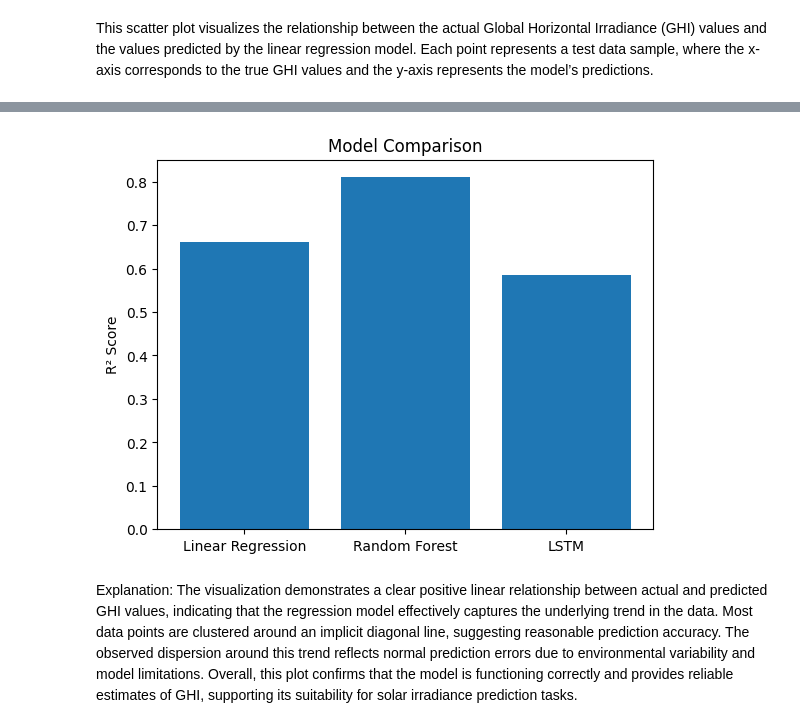
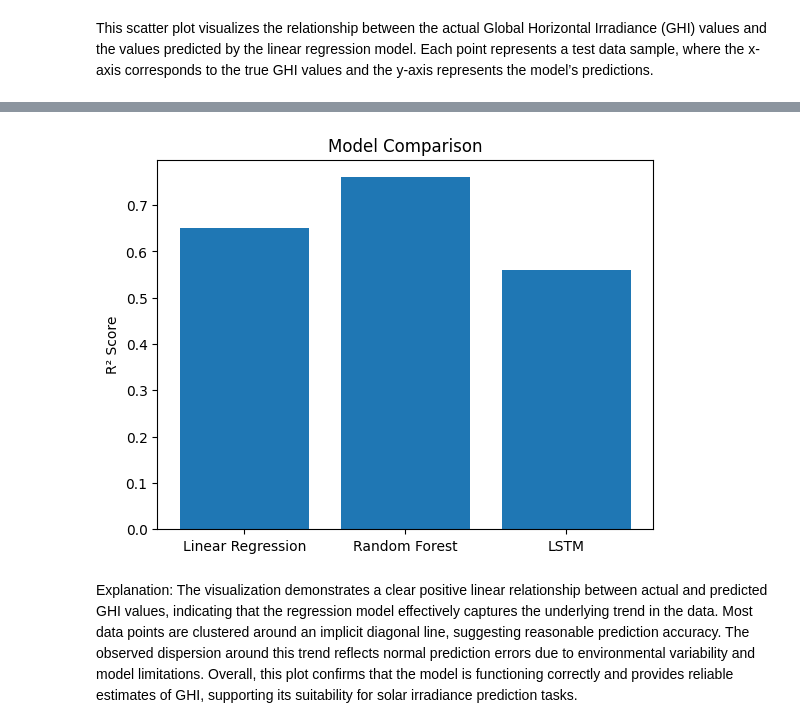
Before and after one commit to xRana/Solar-Resource-Analysis-and-Machine-Learning-for-GHI-Prediction, a Jupyter notebook: solar_resource_analysis.ipynb, the cells around one changed output, grey strips where cells are left out. Cells and saved outputs as stored; diff of their text form; code cells hidden in the pictures.

```diff
--- a/solar_resource_analysis.ipynb
+++ b/solar_resource_analysis.ipynb
@@ -637,13 +630,13 @@ plt.show()
 # %%
 models = ['Linear Regression', 'Random Forest', 'LSTM']
-r2_scores = [0.66, 0.81, 0.585]
+r2_scores = [0.65, 0.76, 0.56]
 
 plt.bar(models, r2_scores)
 plt.ylabel("R² Score")
 plt.title("Model Comparison")
 plt.show()
 # %% [output]
-[figure, old version]
+[figure, new version]
 # %% [markdown]
 Explanation:
 The visualization demonstrates a clear positive linear relationship between actual and predicted GHI values, indicating that the regression model effectively captures the underlying trend in the data. Most data points are clustered around an implicit diagonal line, suggesting reasonable prediction accuracy. The observed dispersion around this trend reflects normal prediction errors due to environmental variability and model limitations. Overall, this plot confirms that the model is functioning correctly and provides reliable estimates of GHI, supporting its suitability for solar irradiance prediction tasks.
```
Also changed, not shown: parts of 11 cells of this notebook.
